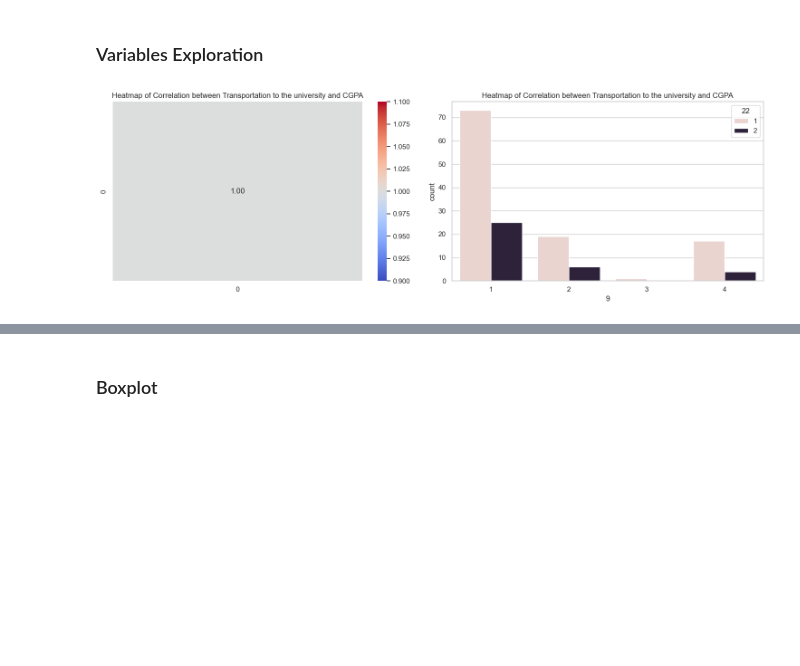
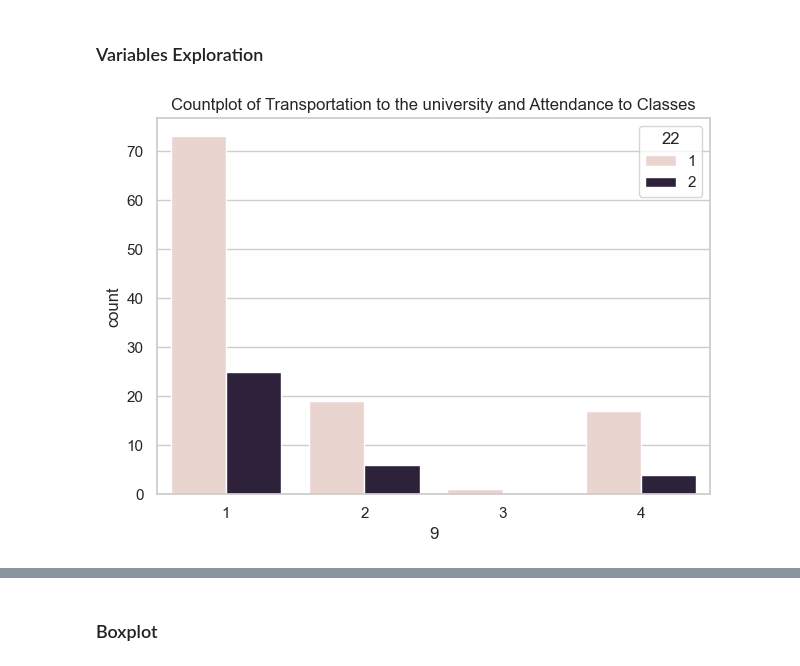
Before and after one commit to waiee/Higher-Education-Students-Performance-Evaluation---Association-Rule-Mining, a Jupyter notebook: test.ipynb, the cells around one changed output, grey strips where cells are left out. Saved outputs shown, nothing was run; the diff lists cells and outputs as text; code cells hidden in the pictures; blank space fills up the shorter version.

```diff
--- a/test.ipynb
+++ b/test.ipynb
@@ -99,20 +115,16 @@ plt.show()
 # %%
 #Transportation and Attendance to classes
 col1 = ['9','22']
 df1 = pd.DataFrame(col1)
 
 sns.set(style="whitegrid")
-fig, axes = plt.subplots(1, 2, figsize=(15, 5))
-
-sns.heatmap(df1.corr(), annot=True, cmap='coolwarm', fmt='.2f',ax=axes[0])
-axes[0].set_title('Heatmap of Correlation between Transportation to the university and CGPA')
-sns.countplot(x=df['9'],hue=df['22'], data=df,ax=axes[1])
-axes[1].set_title('Heatmap of Correlation between Transportation to the university and CGPA')
+sns.countplot(x=df['9'],hue=df['22'], data=df)
+plt.title('Countplot of Transportation to the university and Attendance to Classes')
 
 plt.tight_layout()
 plt.show()
 # %% [output]
-[figure, old version]
+[figure, new version]
 # %%
 #Parental Status and CGPA
 col1 = ['14','29']
```
Also changed, not shown: parts of 10 cells of this notebook.
